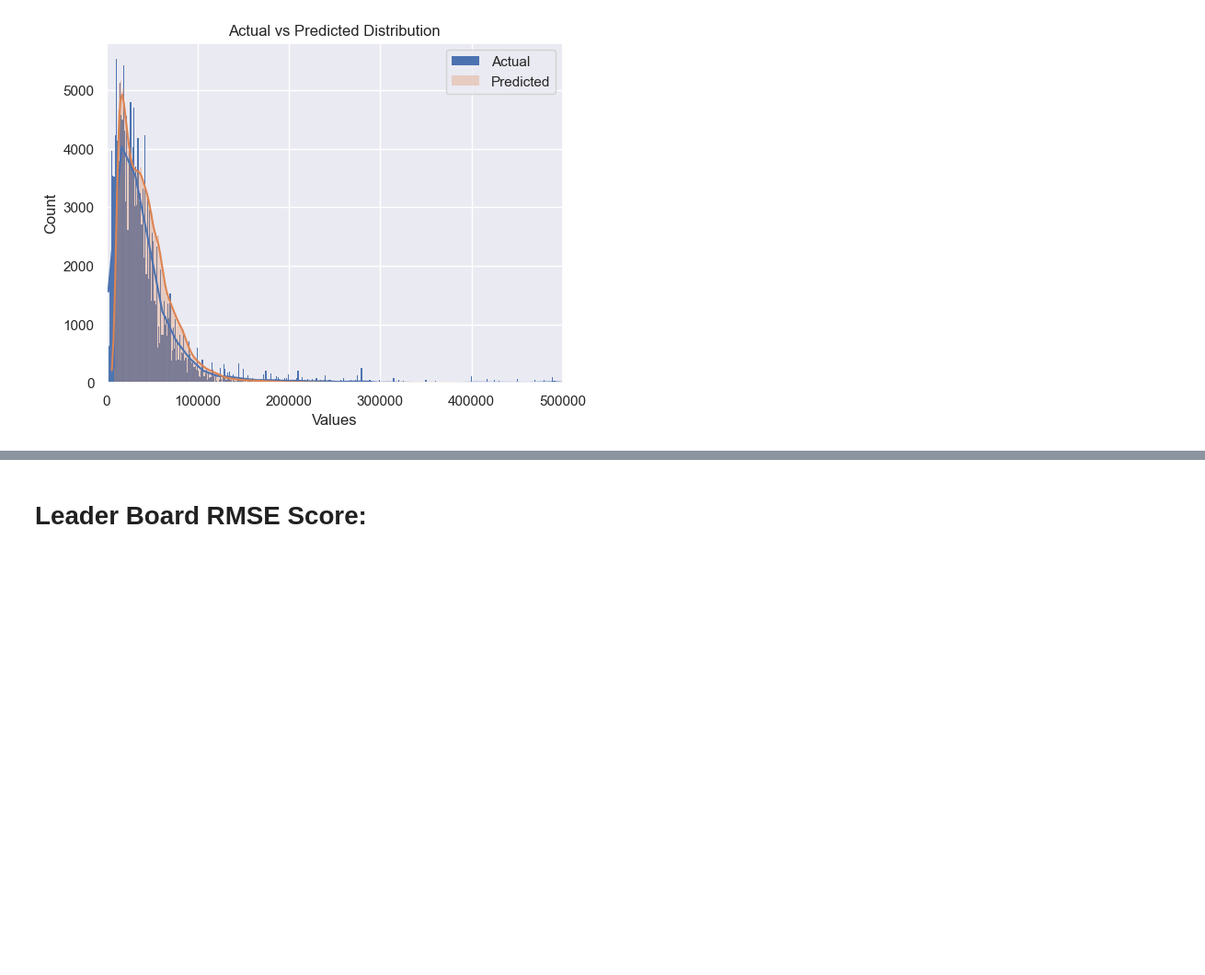
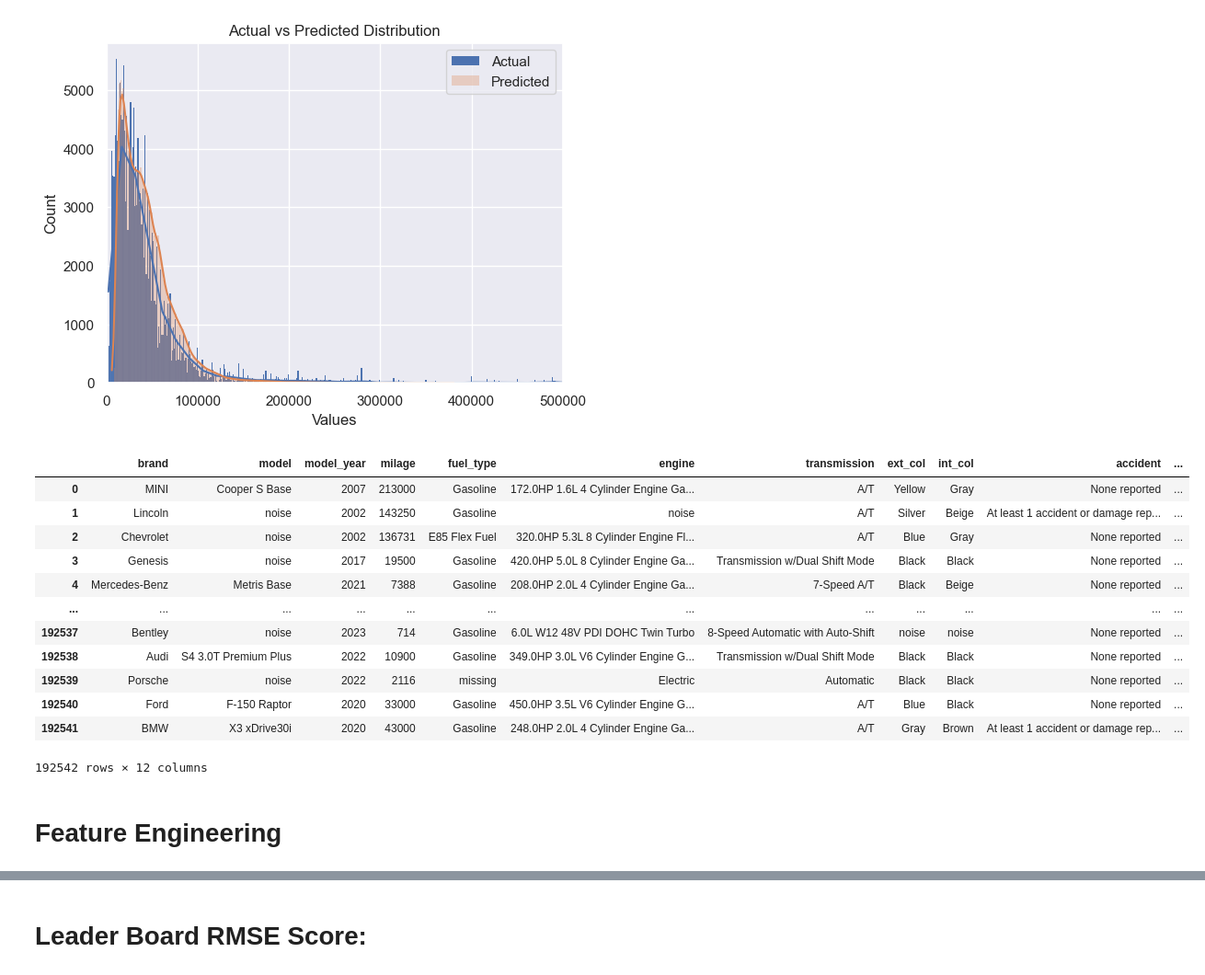
Before and after one commit to mayurgd/DataScientistJourney, a Jupyter notebook: Regression/Regression of Used Car Prices/LGBM.ipynb, the cells around one changed output, grey strips where cells are left out. Shown at 92% size. Saved outputs shown, nothing was run; the diff lists cells and outputs as text; code cells hidden in the pictures; blank space fills up the shorter version.

```diff
--- a/Regression/Regression of Used Car Prices/LGBM.ipynb
+++ b/Regression/Regression of Used Car Prices/LGBM.ipynb
@@ -725,3 +728,21 @@ actual_vs_pred(y, model.predict(X))
 #     to_study_name="lgbm_model_base_features",
 #     to_storage="sqlite:///my_study.db",
 # )
+# %%
+train
+# %% [output]
+|  | brand | model | model_year | milage | fuel_type | engine | transmission | ext_col | int_col | accident | ... |
+| 0 | MINI | Cooper S Base | 2007 | 213000 | Gasoline | 172.0HP 1.6L 4 Cylinder Engine Ga... | A/T | Yellow | Gray | None reported | ... |
+| 1 | Lincoln | noise | 2002 | 143250 | Gasoline | noise | A/T | Silver | Beige | At least 1 accident or damage rep... | ... |
+| 2 | Chevrolet | noise | 2002 | 136731 | E85 Flex Fuel | 320.0HP 5.3L 8 Cylinder Engine Fl... | A/T | Blue | Gray | None reported | ... |
+| 3 | Genesis | noise | 2017 | 19500 | Gasoline | 420.0HP 5.0L 8 Cylinder Engine Ga... | Transmission w/Dual Shift Mode | Black | Black | None reported | ... |
+| 4 | Mercedes-Benz | Metris Base | 2021 | 7388 | Gasoline | 208.0HP 2.0L 4 Cylinder Engine Ga... | 7-Speed A/T | Black | Beige | None reported | ... |
+| ... | ... | ... | ... | ... | ... | ... | ... | ... | ... | ... | ... |
+| 192537 | Bentley | noise | 2023 | 714 | Gasoline | 6.0L W12 48V PDI DOHC Twin Turbo | 8-Speed Automatic with Auto-Shift | noise | noise | None reported | ... |
+| 192538 | Audi | S4 3.0T Premium Plus | 2022 | 10900 | Gasoline | 349.0HP 3.0L V6 Cylinder Engine G... | Transmission w/Dual Shift Mode | Black | Black | None reported | ... |
+| 192539 | Porsche | noise | 2022 | 2116 | missing | Electric | Automatic | Black | Black | None reported | ... |
+| 192540 | Ford | F-150 Raptor | 2020 | 33000 | Gasoline | 450.0HP 3.5L V6 Cylinder Engine G... | A/T | Blue | Black | None reported | ... |
+| 192541 | BMW | X3 xDrive30i | 2020 | 43000 | Gasoline | 248.0HP 2.0L 4 Cylinder Engine Ga... | A/T | Gray | Brown | At least 1 accident or damage rep... | ... |
+192542 rows × 12 columns
+# %% [markdown]
+# Feature Engineering
```
Also changed, not shown: parts of 16 cells of this notebook, 5 other files.
